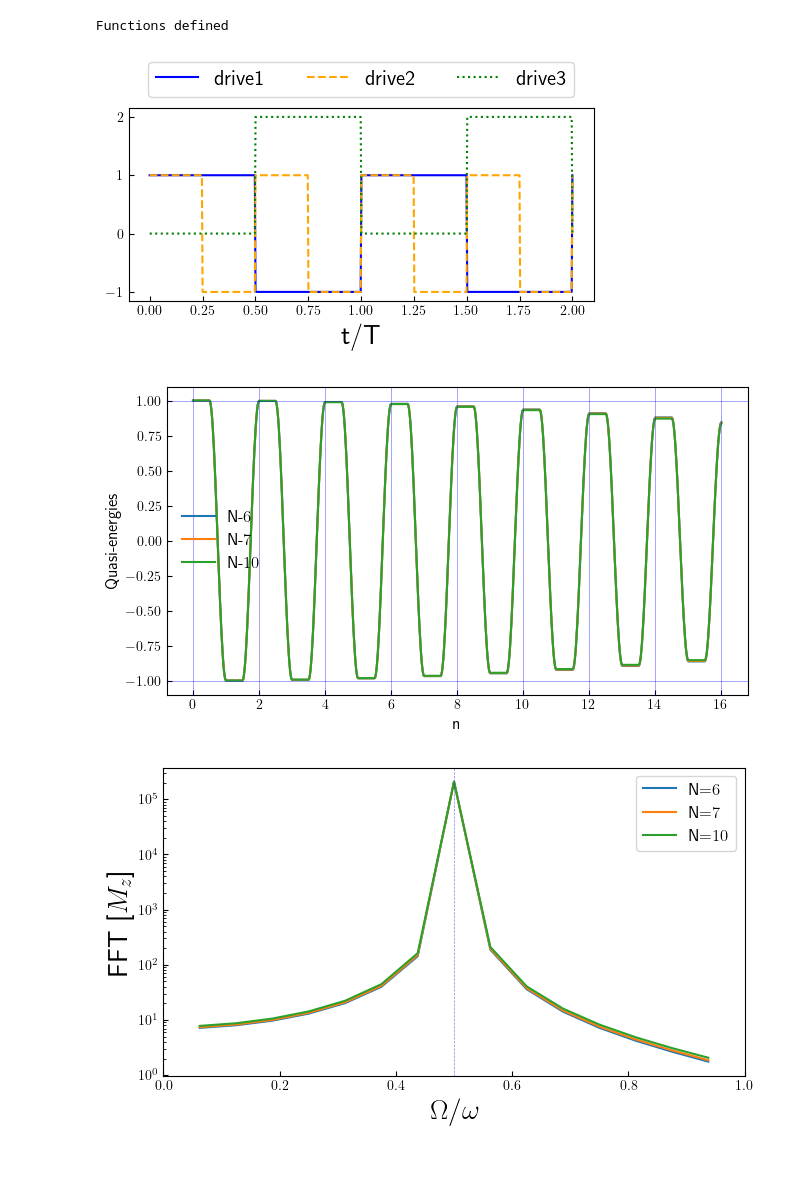
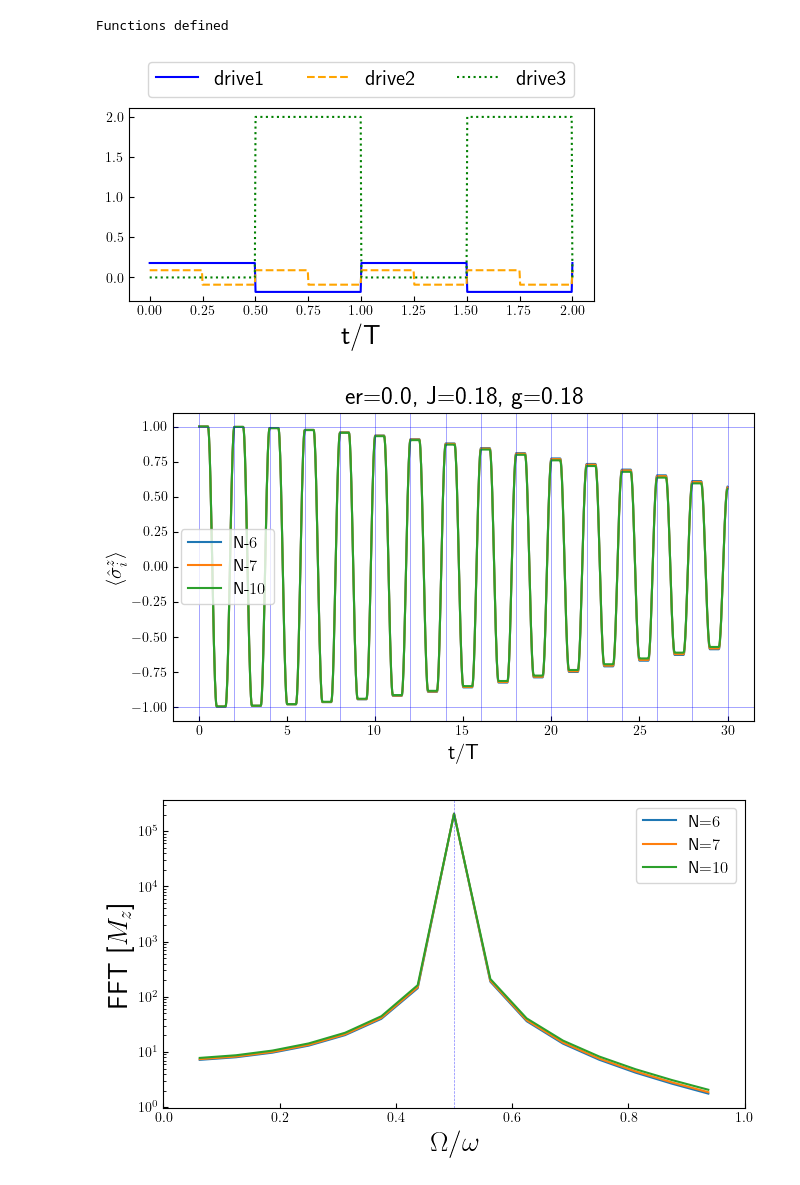
Before and after one commit to rahmahi/Impure_Flat-band, a Jupyter notebook: impure_fb_DTC.ipynb, the cells around one changed output. Cells and saved outputs as stored; diff of their text form; code cells hidden in the pictures.

```diff
--- a/impure_fb_DTC.ipynb
+++ b/impure_fb_DTC.ipynb
@@ -94,7 +94,8 @@ def floquet_return_position(args):
     N  =  args['N']
     er = args['er']
     H01, H02, H11, H31 = position_hamiltonian(args)
-    H = [[H01, drive1],[H02,drive2],[H11,drive3]]
+    #H = [[H01, drive1],[H02,drive2],[H11,drive3]]
+    H = [[H01, drive1],[H02,drive2]]
 
     T = 2 * np.pi/args['omega']
     f_modes_0, f_energies = floquet_modes(H, T, args)
@@ -161,14 +199,14 @@ from scipy import signal
 import h5py
 from multiprocessing import Pool
 
-Ns = [6, 7, 8]
+Ns = [7, 10]
 omega = 20
 w = omega
 h = jn_zeros(0,1)[0] * w/4
 duty = 0.5
 
 lambda_s = w/(4*duty)
-J = 0.18
+J = 10
 g = J/2
 er = 0.0
 
@@ -202,11 +240,11 @@ plt.tick_params(axis='both', which='both', labelsize=10)
 plt.tick_params(which='both', direction='in')
 plt.legend(frameon = True,  fontsize =9, ncol = 2)
 #plt.xlim(1490, 1500)
-#plt.ylim(0.95, 1.02)
+plt.ylim(-0.1, 0.1)
 
 #plt.axhline(y = 1, color = 'black', lw = 0.5)
 #plt.axhline(y = -0.5, color = 'black', lw = 0.5)
 
-#plt.savefig("ising_freezing_dtc_magnetization.pdf", bbox_inches = 'tight')
+plt.savefig("pure_flatband.pdf", bbox_inches = 'tight')
 plt.show()
 # %% [output]
@@ -370,8 +408,8 @@ h = jn_zeros(0,1)[0] * w/4
 times = np.linspace(0, 2*T, 600)
 duty = 0.5
 
-J = 1
-g = 1
+J = 0.18
+g = J/2
 
 params = {'omega': w, 'duty': duty, 'lambda_s': w/2, 'lambda_0': h, 'omega_0': 0, 'omega_1': 0.5, 'h':h, 'J': J , 'g': g}
 
@@ -389,7 +427,7 @@ plt.legend(frameon = True,  fontsize =15, ncol =3, loc = 'center', bbox_to_ancho
 
 plt.show()
 # %% [output]
-[figure, old version]
+[figure, new version]
 # %%
 import matplotlib.pyplot as plt
 import traceback
@@ -399,7 +437,7 @@ from scipy import signal
 import h5py
 from multiprocessing import Pool
 
-plt.rcParams.update({"figure.figsize": (7.5,4), "text.usetex": True, "font.size": 12})
+plt.rcParams.update({"figure.figsize": (7.5,4), "text.usetex": True, "font.size": 15})
 
 Ns = [6, 7, 10]
 omega = 20
@@ -409,46 +447,47 @@ duty = 0.5
 
 lambda_s = w/(4*duty)
 J = 0.18
-g = J/2
+g = J
 er = 0.0
 
 T = 2 * np.pi/omega
-time_period = 16
+time_period = 30
 times = np.linspace(0, time_period * T, time_period * 50 +1, endpoint = True)
 
 nprocs = len(Ns)
 p = Pool(processes = nprocs)
 opts = Options(nsteps=1e4, num_cpus=1, openmp_threads=1)
 
 params = [{'omega':omega,'er':er, 'lambda_s':w/(4*duty),'h':h,\
             'times':times, 'N':N, 'duty':duty,'J':J, 'g':g} for N in Ns]
 
 data_tfim_p_fb = np.array(p.map(magnetization_position, params))
 
 # DATA PLOTTING
 
 for i, N in enumerate(Ns):
     plt.plot(times/T, data_tfim_p_fb[i][0], label =fr"N-${N}$")
 
-plt.xlabel('n')
-plt.ylabel(r'Quasi-energies')
+plt.xlabel('t/T')
+plt.ylabel(r'$\langle \hat{\sigma}^z_i \rangle$')
+plt.title(fr"er={er}, J={J}, g={g}")
 plt.tick_params(axis='both', which='both', labelsize=10)
 plt.tick_params(which='both', direction='in')
-plt.legend(frameon = False,  fontsize =12)
+plt.legend(frameon = True,  fontsize =12)
 #plt.xlim(1490, 1500)
 #plt.ylim(0.99, 1.01)
 
 plt.axhline(y = 1,  color = 'blue', alpha = 0.5, lw = 0.5)
 plt.axhline(y = -1, color = 'blue', alpha = 0.5, lw = 0.5)
 
 for i in np.arange(0, int(times[-1]/T)+1, 2):
     plt.axvline(x = i, color = 'blue', alpha = 0.5, lw = 0.5)
 
-#plt.savefig("ising_freezing_dtc_magnetization.pdf", bbox_inches = 'tight')
+plt.savefig(fr"mag_er{er}_J{J}_g{g}.pdf", bbox_inches = 'tight')
 
 plt.show()
 # %% [output]
-[figure, old version]
+[figure, new version]
 # %%
 # FFT of each magnetization data
 from mpl_toolkits.axes_grid1.inset_locator import inset_axes
```
Also changed, not shown: parts of 2 cells of this notebook, 13 other files.
